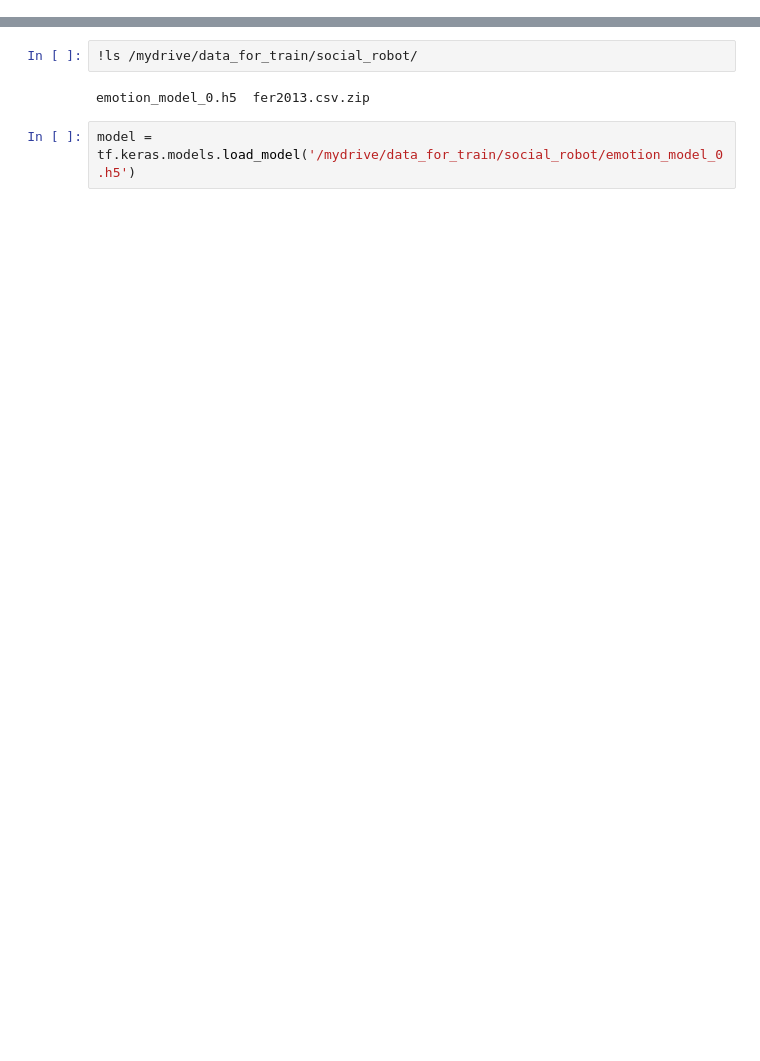
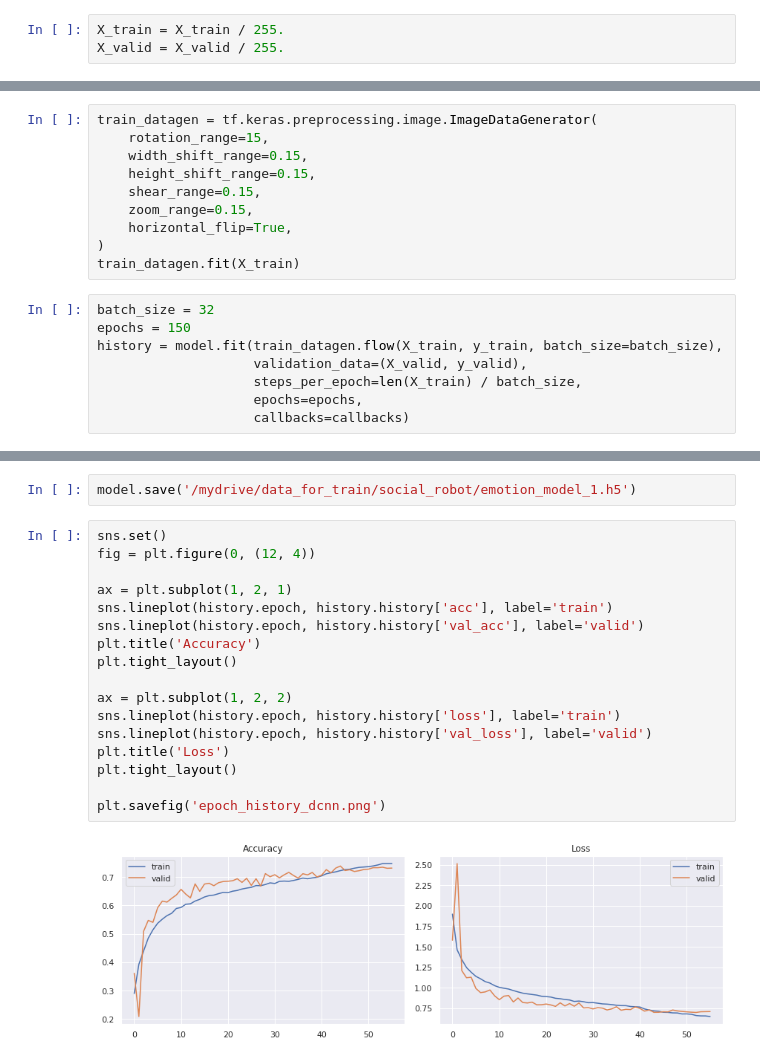
Before and after one commit to DjangoJet/Jupyter-Notepads, a Jupyter notebook: EmotionRecognition.ipynb, the cells around one changed output, grey strips where cells are left out. Drawn from its saved outputs; the diff is of its cells as text; blank space fills up the shorter version.

```diff
--- a/EmotionRecognition.ipynb
+++ b/EmotionRecognition.ipynb
@@ -174,0 +95,3 @@ my_model.h5
+# %%
+X_train = X_train / 255.
+X_valid = X_valid / 255.
@@ -178,0 +159,18 @@ tf.keras.utils.plot_model(model, show_shapes=True)
+# %%
+train_datagen = tf.keras.preprocessing.image.ImageDataGenerator(
+    rotation_range=15,
+    width_shift_range=0.15,
+    height_shift_range=0.15,
+    shear_range=0.15,
+    zoom_range=0.15,
+    horizontal_flip=True,
+)
+train_datagen.fit(X_train)
+# %%
+batch_size = 32
+epochs = 150
+history = model.fit(train_datagen.flow(X_train, y_train, batch_size=batch_size),
+                    validation_data=(X_valid, y_valid),
+                    steps_per_epoch=len(X_train) / batch_size,
+                    epochs=epochs,
+                    callbacks=callbacks)
@@ -179,6 +195,21 @@ tf.keras.utils.plot_model(model, show_shapes=True)
 # %%
-!ls /mydrive/data_for_train/social_robot/
+model.save('/mydrive/data_for_train/social_robot/emotion_model_1.h5')
-# %% [output]
-emotion_model_0.h5  fer2013.csv.zip
-# %%
-model = tf.keras.models.load_model('/mydrive/data_for_train/social_robot/emotion_model_0.h5')
+# %%
+sns.set()
+fig = plt.figure(0, (12, 4))
+
+ax = plt.subplot(1, 2, 1)
+sns.lineplot(history.epoch, history.history['acc'], label='train')
+sns.lineplot(history.epoch, history.history['val_acc'], label='valid')
+plt.title('Accuracy')
+plt.tight_layout()
+
+ax = plt.subplot(1, 2, 2)
+sns.lineplot(history.epoch, history.history['loss'], label='train')
+sns.lineplot(history.epoch, history.history['val_loss'], label='valid')
+plt.title('Loss')
+plt.tight_layout()
+
+plt.savefig('epoch_history_dcnn.png')
+# %% [output]
+[figure, added]
```
Also changed, not shown: parts of 40 cells of this notebook, 23 other files.
